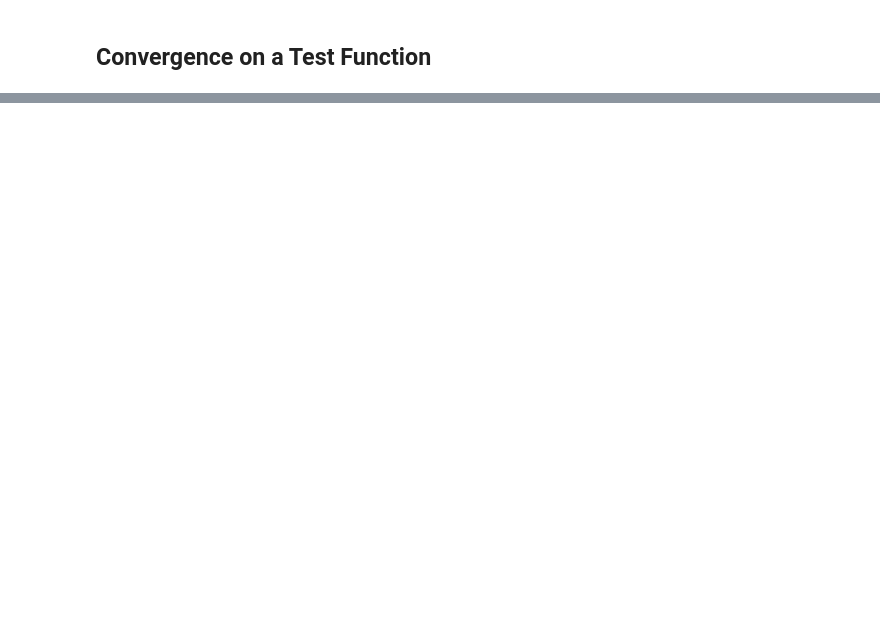
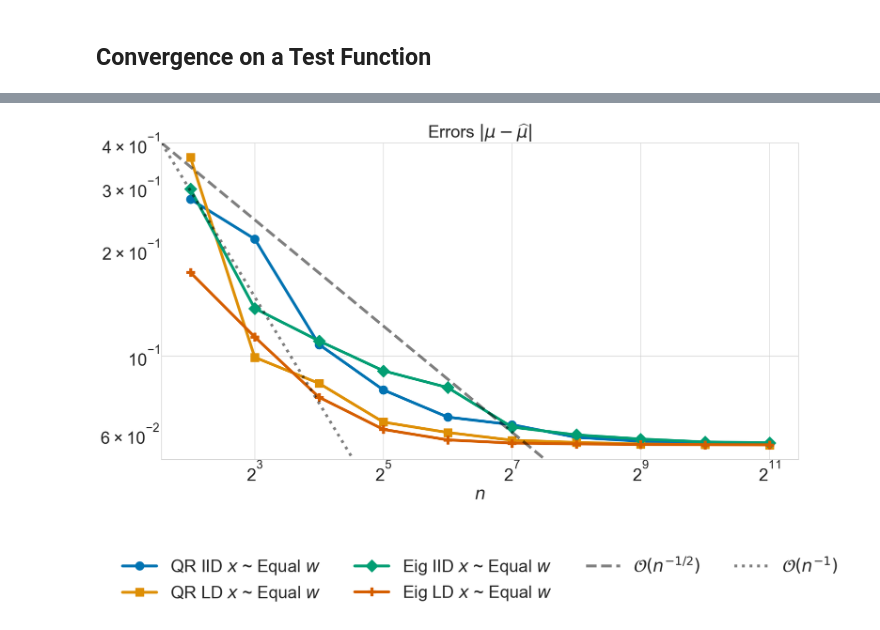
Before and after one commit to alegresor/rmatqmcpy, a Jupyter notebook: flag.kernel.ipynb, the cells around one changed output, grey strips where cells are left out. Drawn from its saved outputs; the diff is of its cells as text; code cells hidden in the pictures; blank space fills up the shorter version.

Commit message:
flag kernel skeleton

```diff
--- a/flag.kernel.ipynb
+++ b/flag.kernel.ipynb
@@ -315,0 +254,28 @@ errors_df
+# %%
+genf_funcs = [
+    [r"QR IID $x$ ~ Equal $w$", genf_qr_iid_x_equal_w],
+    [r"QR LD $x$ ~ Equal $w$", genf_qr_ld_x_equal_w],
+    # [r"QR IID $x$ ~ Opt $w$", genf_qr_iid_x_opt_w],
+    # [r"QR LD $x$ ~ Opt $w$", genf_qr_ld_x_opt_w],
+    [r"Eig IID $x$ ~ Equal $w$", genf_eig_iid_x_equal_w],
+    [r"Eig LD $x$ ~ Equal $w$", genf_eig_ld_x_equal_w],
+    # [r"Eig IID $x$ ~ Opt $w$", genf_eig_iid_x_opt_w],
+    # [r"Eig LD $x$ ~ Opt $w$", genf_eig_ld_x_opt_w],
+
+]
+n = 2**torch.arange(2,12)
+lam = torch.arange(1,4)/25
+r = 5
+c = 0
+trials = 5
+seeds = [i for i in range(trials)]
+discreps = torch.empty((len(genf_funcs),len(n),trials))
+t0 = time.perf_counter()
+for i,(key,genf_func) in enumerate(genf_funcs):
+    print(key)
+    for j in range(len(n)):
+        print("    n = %d"%n[j])
+        for t in range(trials):
+            x,w = genf_func(n=n[j],lam=lam,r=r,c=c,seed=seeds[t],verbose=False)
+            discreps[i,j,t] = float(discrepancy(kernel,x,w,lam,r,c).cpu())
+            print("        trial %-10d time %-10.1f discrep %-10.1e"%(t,time.perf_counter()-t0,discreps[i,j,t]))
@@ -315,0 +300,17 @@ errors_df
+# %%
+fig,ax = pyplot.subplots(nrows=1,ncols=1,figsize=(MPLP["PW"]/1.5,MPLP["PW"]/2/1.5),sharex=True,sharey=False)
+for i,(key,_) in enumerate(genf_funcs):
+    ax.plot(n,discreps[i].median(-1).values,color=MPLP["COLORS"][i],marker=MPLP["MARKERS"][i],label=key)
+ax.set_yscale("log",base=10)
+ax.set_xscale("log",base=2)
+xmin,xmax = ax.get_xlim()
+ymin,ymax = ax.get_ylim()
+ax.set_xlim([xmin,xmax])
+ax.set_ylim([ymin,ymax])
+ax.axline([xmin,ymax],[2*xmin,2**(-1/2)*ymax],color="k",alpha=0.5,label=r"$\mathcal{O}(n^{-1/2})$",linestyle="dashed")
+ax.axline([xmin,ymax],[2*xmin,2**(-1)*ymax],color="k",alpha=0.5,label=r"$\mathcal{O}(n^{-1})$",linestyle="dotted")
+ax.legend(frameon=False,ncols=4,loc="lower center",bbox_to_anchor=(.5,-.5))
+ax.set_title(r"Errors $|\mu - \widehat{\mu}|$")
+ax.set_xlabel(r"$n$");
+# %% [output]
+[figure, added]
```
Also changed, not shown: parts of 10 cells of this notebook.
